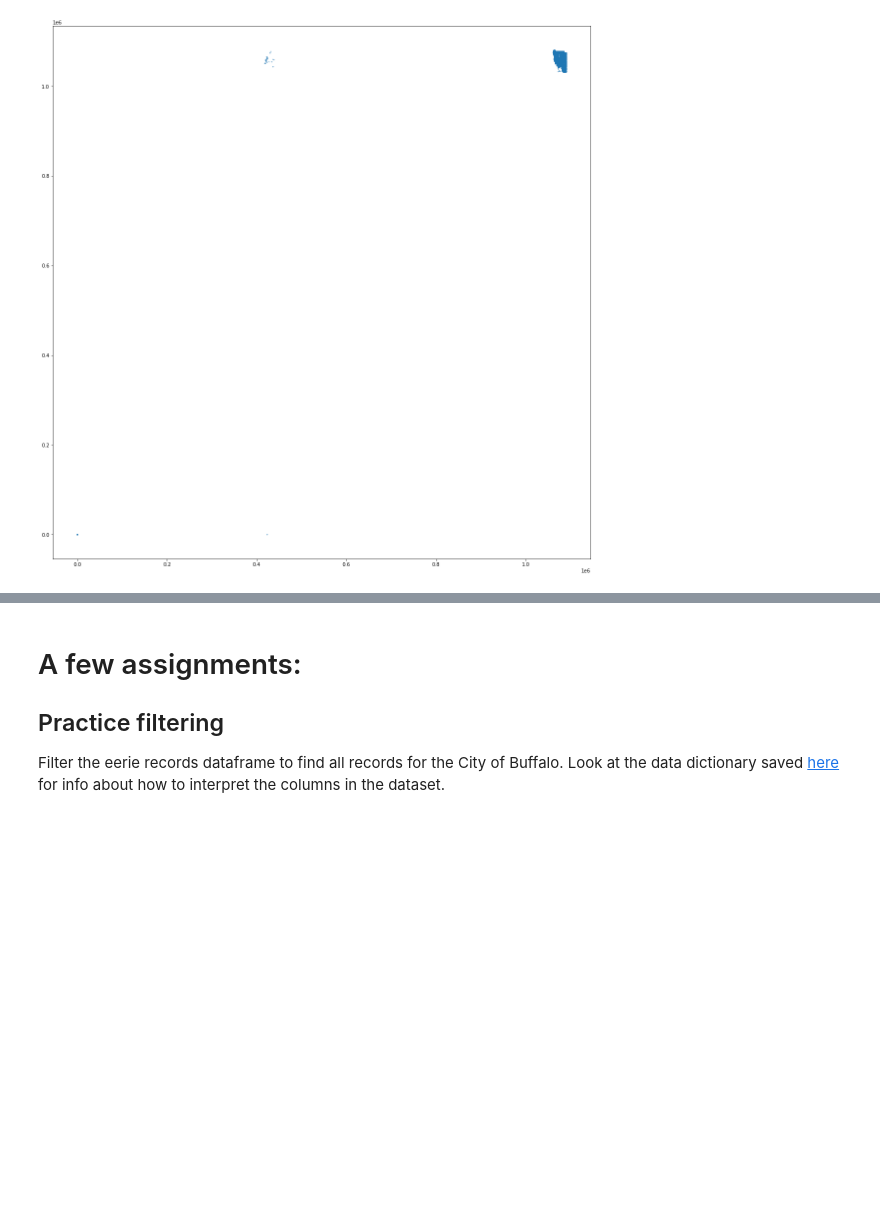
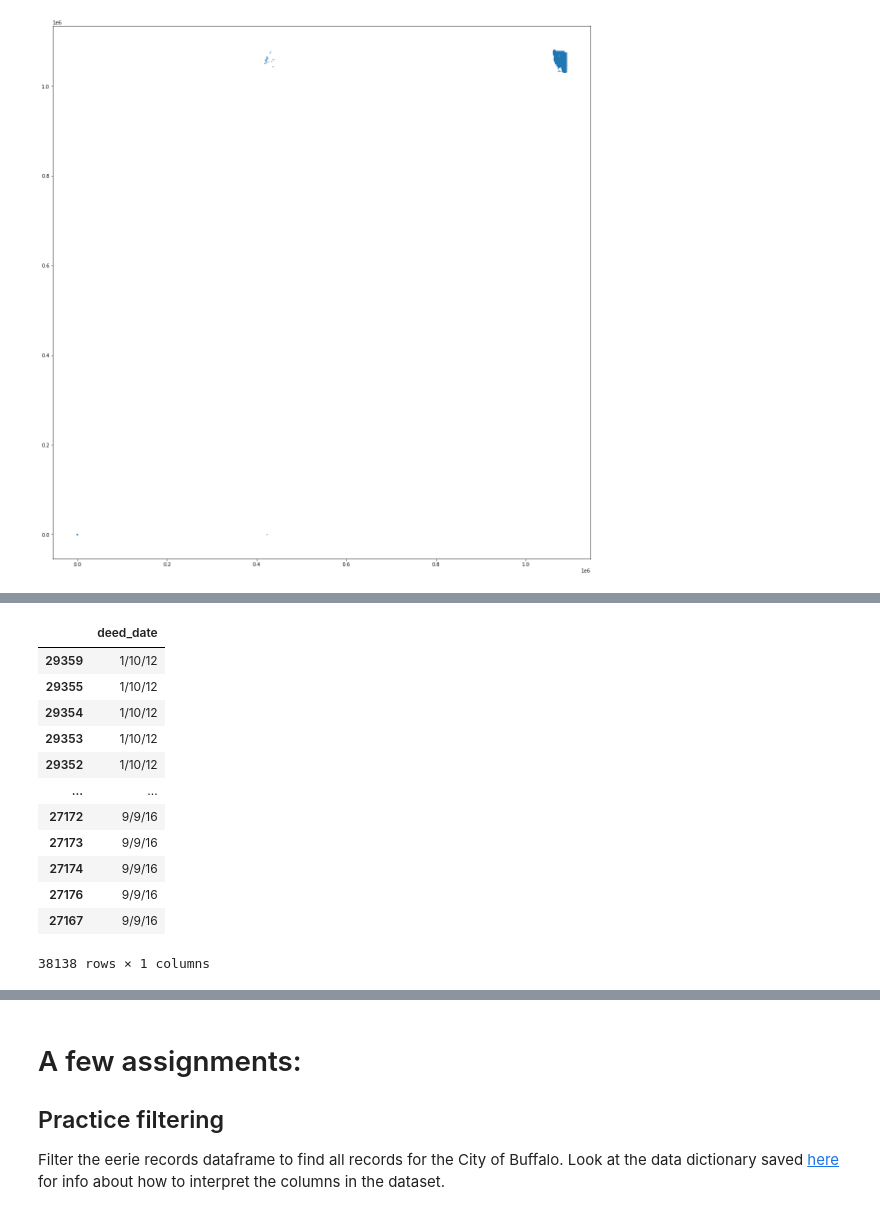
Before and after one commit to CenterForSpatialResearch/investors-ny, a Jupyter notebook: ny-investor-classification.ipynb, the cells around one changed output, grey strips where cells are left out. Saved outputs shown, nothing was run; the diff lists cells and outputs as text; code cells hidden in the pictures; blank space fills up the shorter version.

```diff
--- a/ny-investor-classification.ipynb
+++ b/ny-investor-classification.ipynb
@@ -85,0 +121,16 @@ gdf.plot(figsize=(20,20),markersize=.5)
+# %%
+year.sort_values(by='deed_date')
+# %% [output]
+|  | deed_date |
+| 29359 | 1/10/12 |
+| 29355 | 1/10/12 |
+| 29354 | 1/10/12 |
+| 29353 | 1/10/12 |
+| 29352 | 1/10/12 |
+| ... | ... |
+| 27172 | 9/9/16 |
+| 27173 | 9/9/16 |
+| 27174 | 9/9/16 |
+| 27176 | 9/9/16 |
+| 27167 | 9/9/16 |
+38138 rows × 1 columns
```
Also changed, not shown: parts of 8 cells of this notebook.
